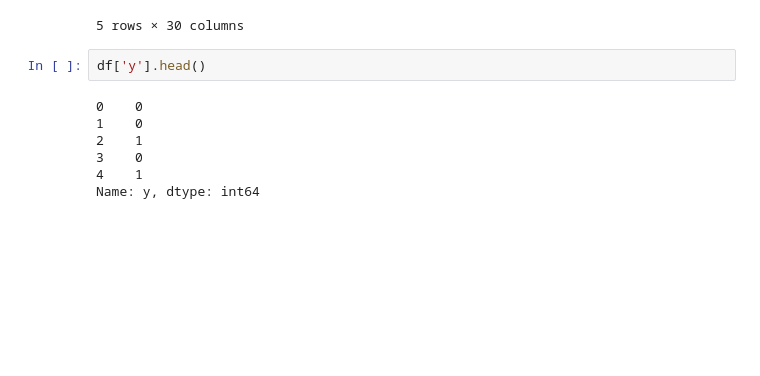
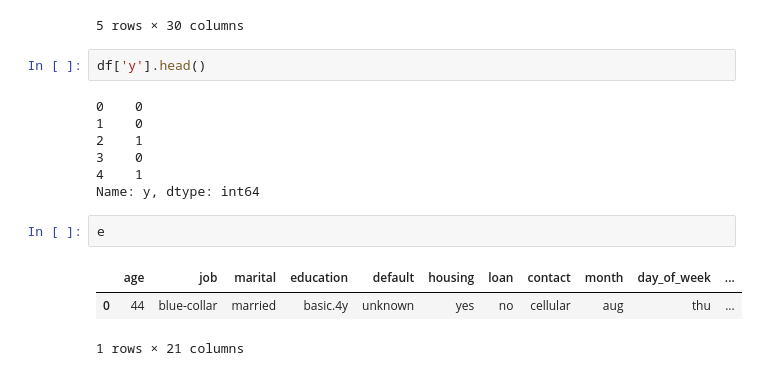
Before and after one commit to amaithi-sam/Bank-loan-eligibility-classifier-ml-and-mlops-with-mlflow, a Jupyter notebook: test.ipynb, the cells around one changed output. Drawn from its saved outputs; the diff is of its cells as text; blank space fills up the shorter version.

```diff
--- a/test.ipynb
+++ b/test.ipynb
@@ -53,3 +63,9 @@ df['y'].head()
 3    0
 4    1
 Name: y, dtype: int64
+# %%
+e
+# %% [output]
+|  | age | job | marital | education | default | housing | loan | contact | month | day_of_week | ... |
+| 0 | 44 | blue-collar | married | basic.4y | unknown | yes | no | cellular | aug | thu | ... |
+1 rows × 21 columns
```
Also changed, not shown: parts of 32 cells of this notebook, 27 other files.
